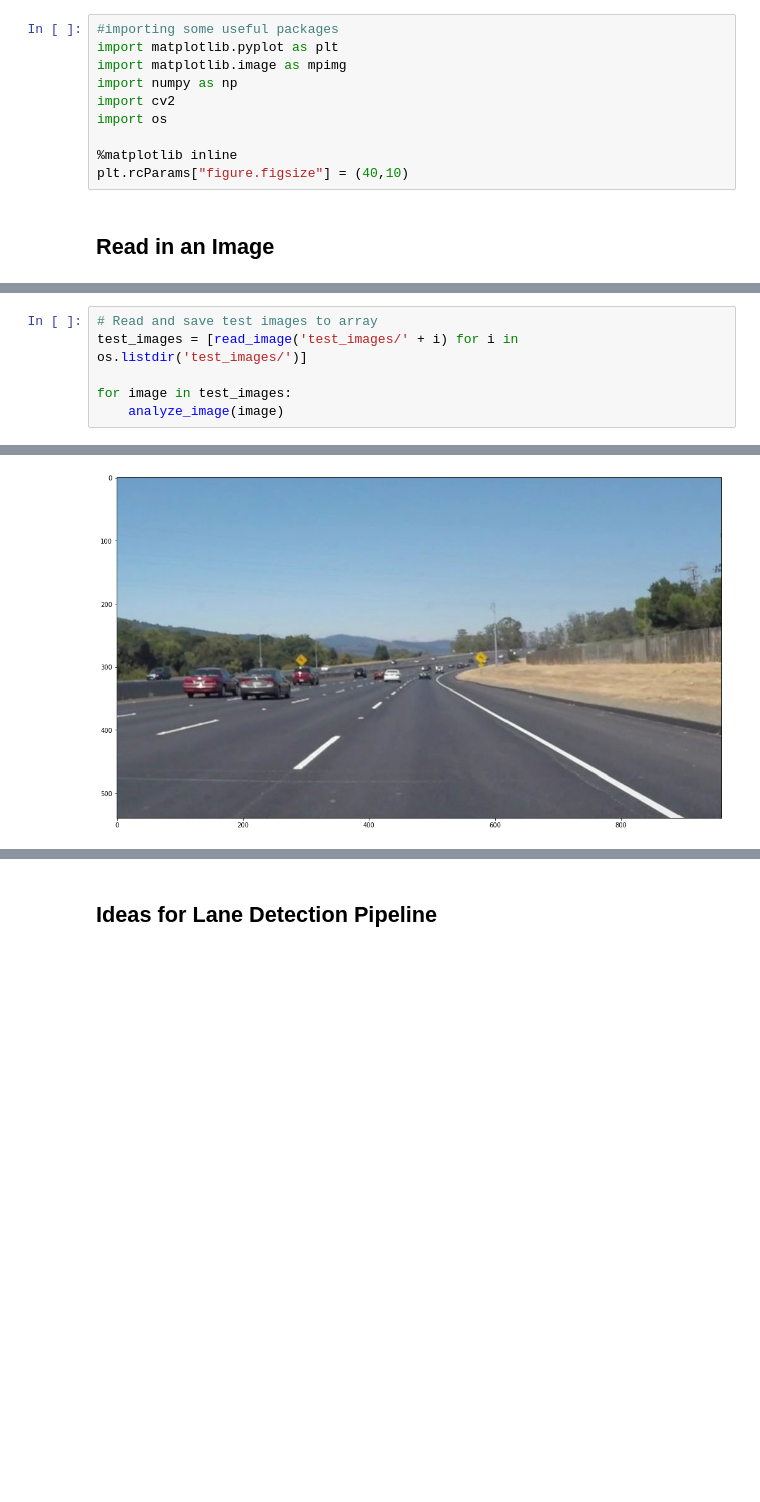
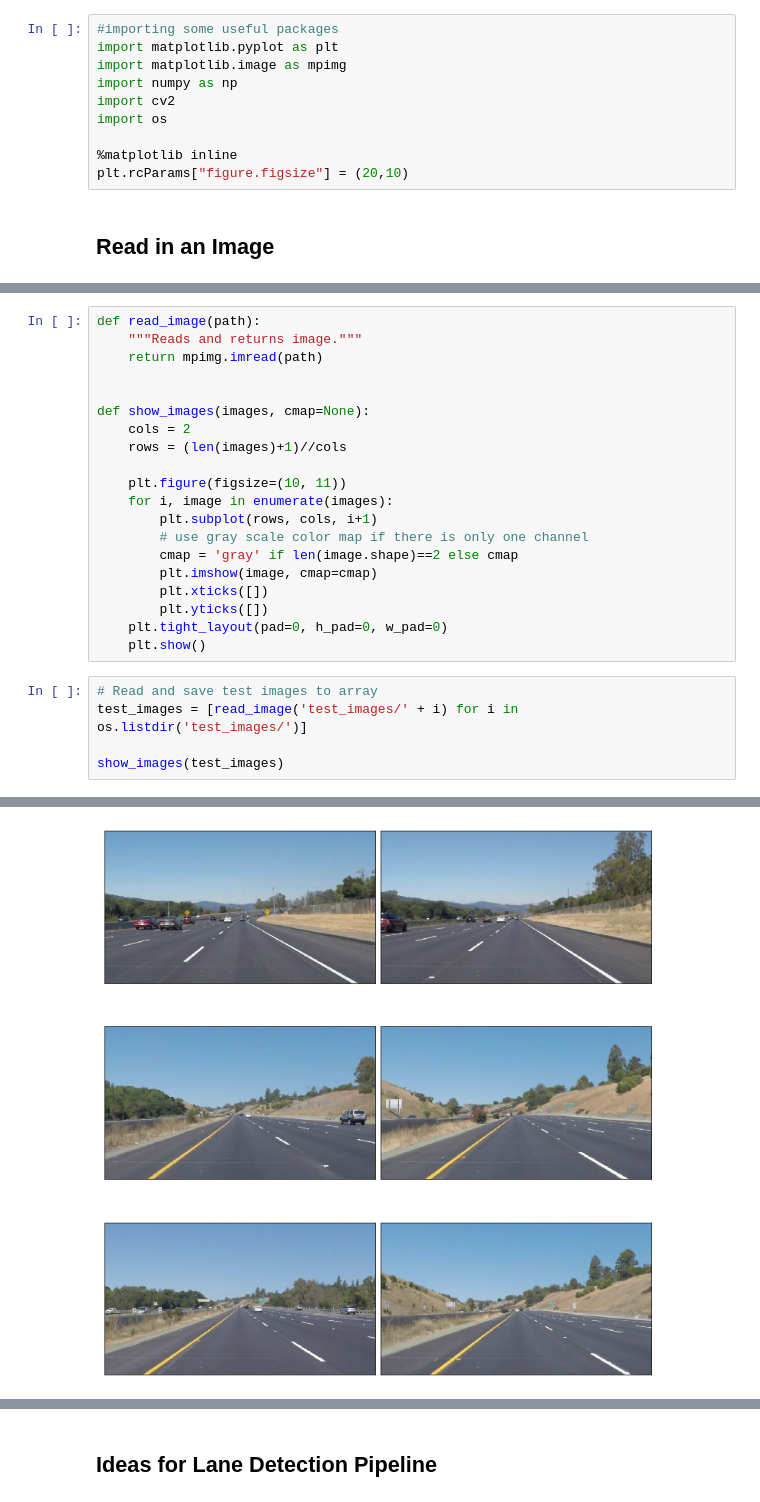
Before and after one commit to Nazanin1369/LaneLinesDetection, a Jupyter notebook: P1.ipynb, the cells around one changed output, grey strips where cells are left out. Cells and saved outputs as stored; diff of their text form; blank space fills up the shorter version.

```diff
--- a/P1.ipynb
+++ b/P1.ipynb
@@ -49,6 +49,6 @@ import cv2
 import os
 
 %matplotlib inline
-plt.rcParams["figure.figsize"] = (40,10)
+plt.rcParams["figure.figsize"] = (20,10)
 # %% [markdown]
 ## Read in an Image
@@ -67,7 +55,26 @@ def analyze_image(image):
+# %%
+def read_image(path):
+    """Reads and returns image."""
+    return mpimg.imread(path)
+
+
+def show_images(images, cmap=None):
+    cols = 2
+    rows = (len(images)+1)//cols
+
+    plt.figure(figsize=(10, 11))
+    for i, image in enumerate(images):
+        plt.subplot(rows, cols, i+1)
+        # use gray scale color map if there is only one channel
+        cmap = 'gray' if len(image.shape)==2 else cmap
+        plt.imshow(image, cmap=cmap)
+        plt.xticks([])
+        plt.yticks([])
+    plt.tight_layout(pad=0, h_pad=0, w_pad=0)
+    plt.show()
 # %%
 # Read and save test images to array
 test_images = [read_image('test_images/' + i) for i in os.listdir('test_images/')]
 
-for image in test_images:
-    analyze_image(image)
+show_images(test_images)
 # %% [output]
@@ -80 +81 @@ This image is: <class 'numpy.ndarray'> with dimesions: (540, 960, 3)
-[figure, old version]
+[figure, new version]
```
Also changed, not shown: parts of 18 cells of this notebook, 3 other files.
